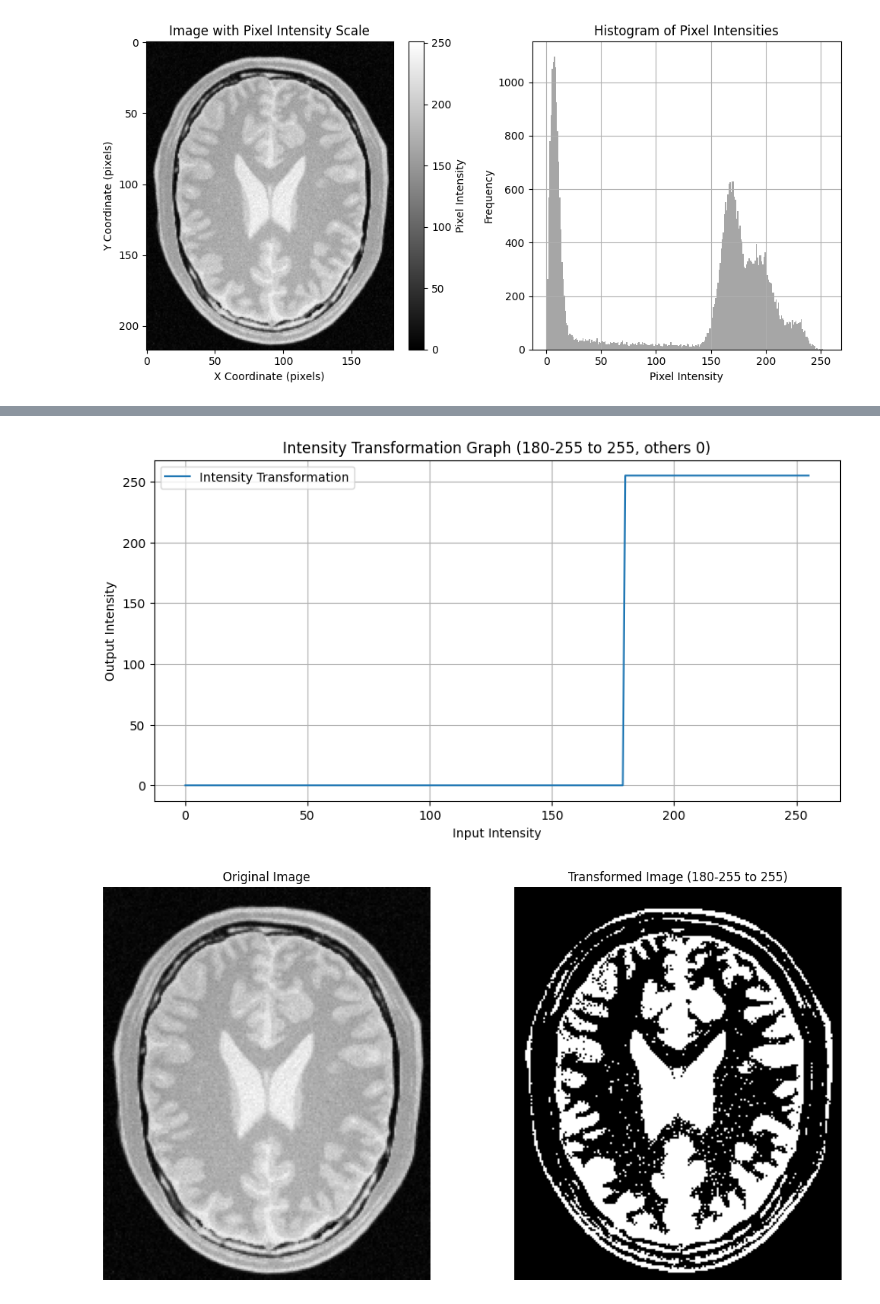
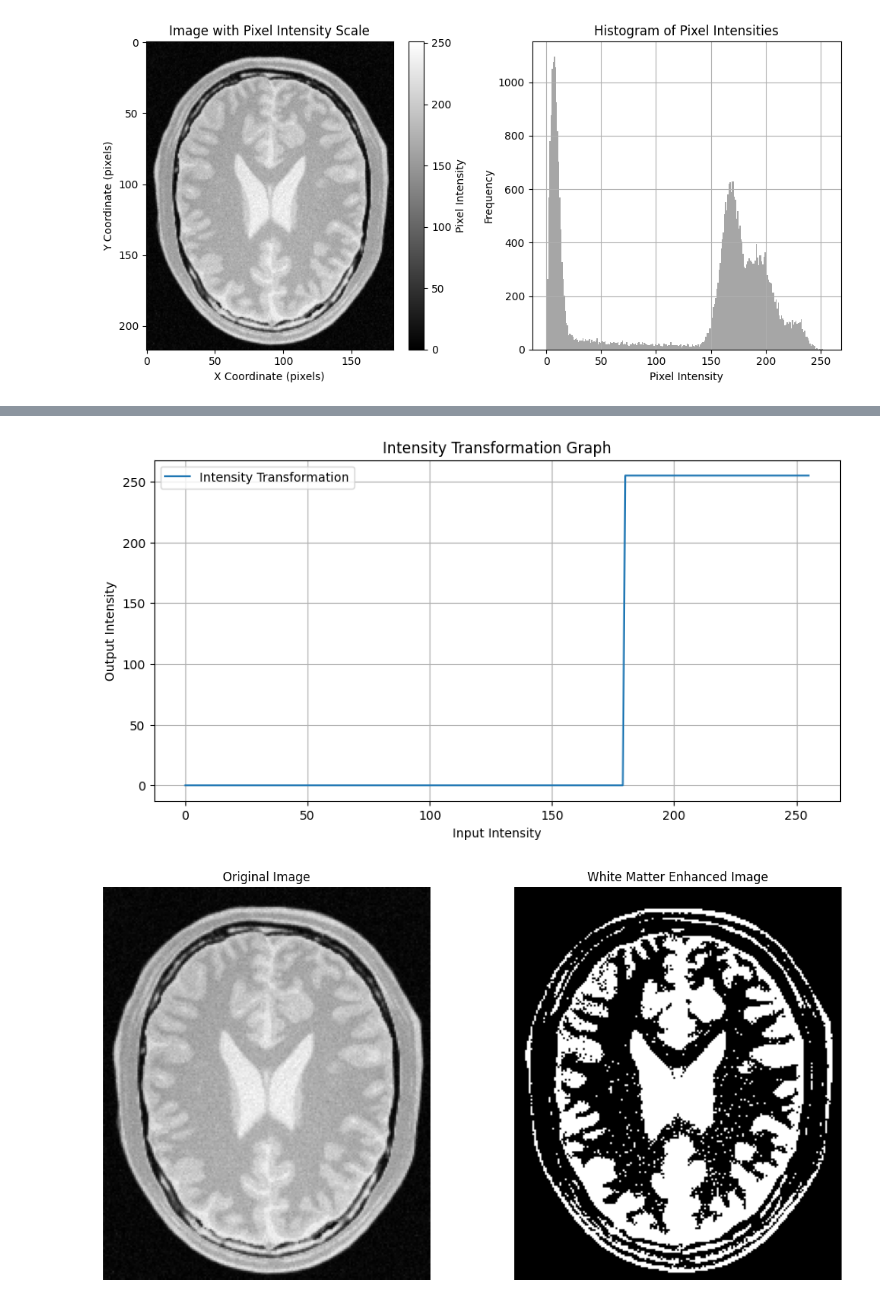
Before and after one commit to KavinduJ2001/Assignment-A01, a Jupyter notebook: codes/Q02.ipynb, the cells around one changed output, grey strips where cells are left out. Cells and saved outputs as stored; diff of their text form; code cells hidden in the pictures.

```diff
--- a/codes/Q02.ipynb
+++ b/codes/Q02.ipynb
@@ -89,35 +88,34 @@ input_image = cv.imread(image_path, cv.IMREAD_GRAYSCALE)
 
 # Define the intensity transformation: set 180-255 to 255, all others to 0
 t = np.zeros(256, dtype=np.uint8)
 t[180:256] = 255
-
 # Create the output image using the LUT function
 output_image = cv.LUT(input_image, t)
 
 # Plot the intensity transformation graph
 plt.figure(figsize=(10, 5))
 plt.plot(range(256), t, label='Intensity Transformation')
 plt.xlabel('Input Intensity')
 plt.ylabel('Output Intensity')
-plt.title('Intensity Transformation Graph (180-255 to 255, others 0)')
+plt.title('Intensity Transformation Graph')
 plt.legend()
 plt.grid()
 plt.show()
 
 # Plot original and enhanced images side by side
 plt.figure(figsize=(12, 6))
 plt.subplot(1, 2, 1)
 plt.imshow(input_image, cmap='gray')
 plt.title('Original Image')
 plt.axis('off')
 
 plt.subplot(1, 2, 2)
 plt.imshow(output_image, cmap='gray')
-plt.title('Transformed Image (180-255 to 255)')
+plt.title('White Matter Enhanced Image')
 plt.axis('off')
 
 plt.tight_layout()
 plt.show()
 # %% [output]
-[figure, old version]
+[figure, new version]
-[figure, old version]
+[figure, new version]
```
Also changed, not shown: parts of 1 cell of this notebook.
